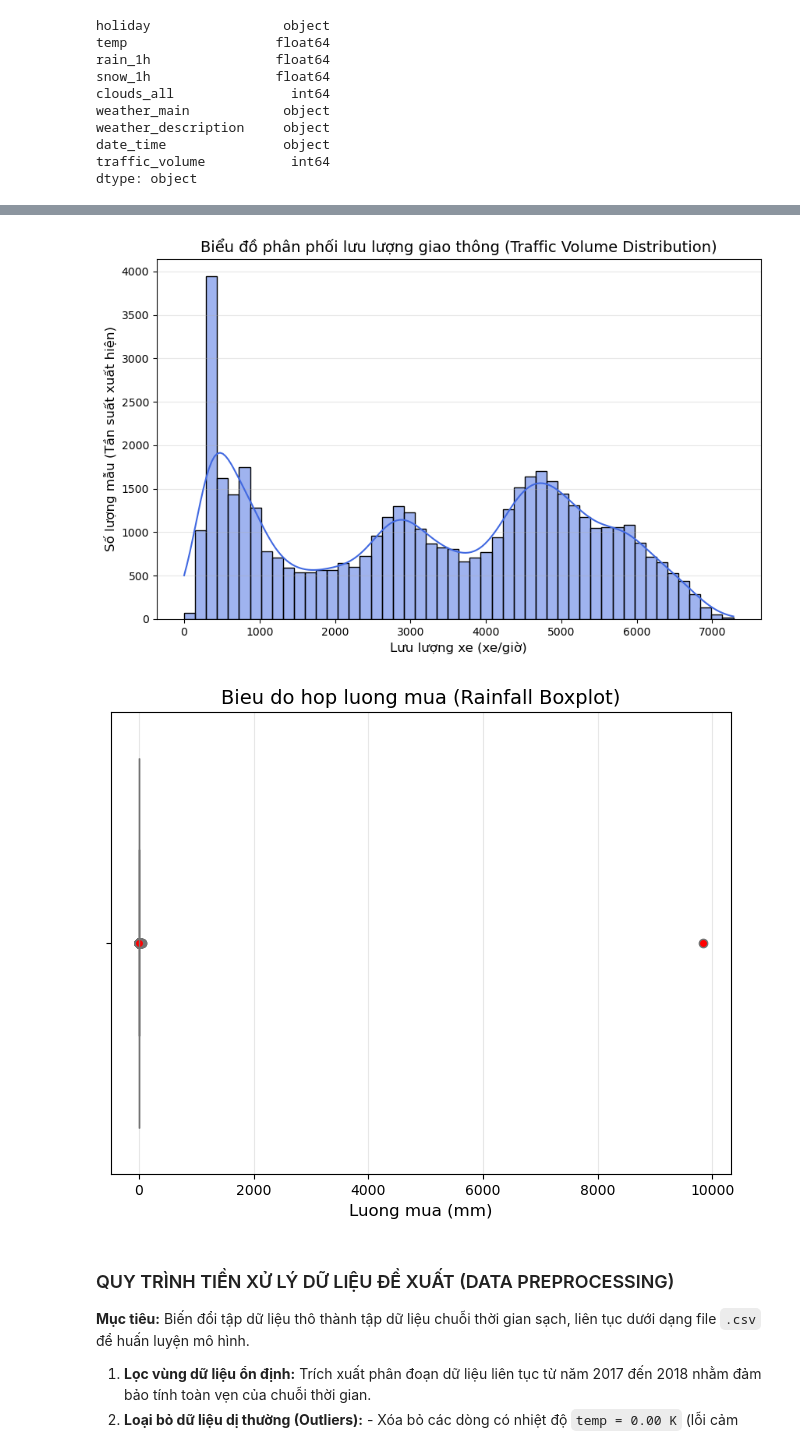
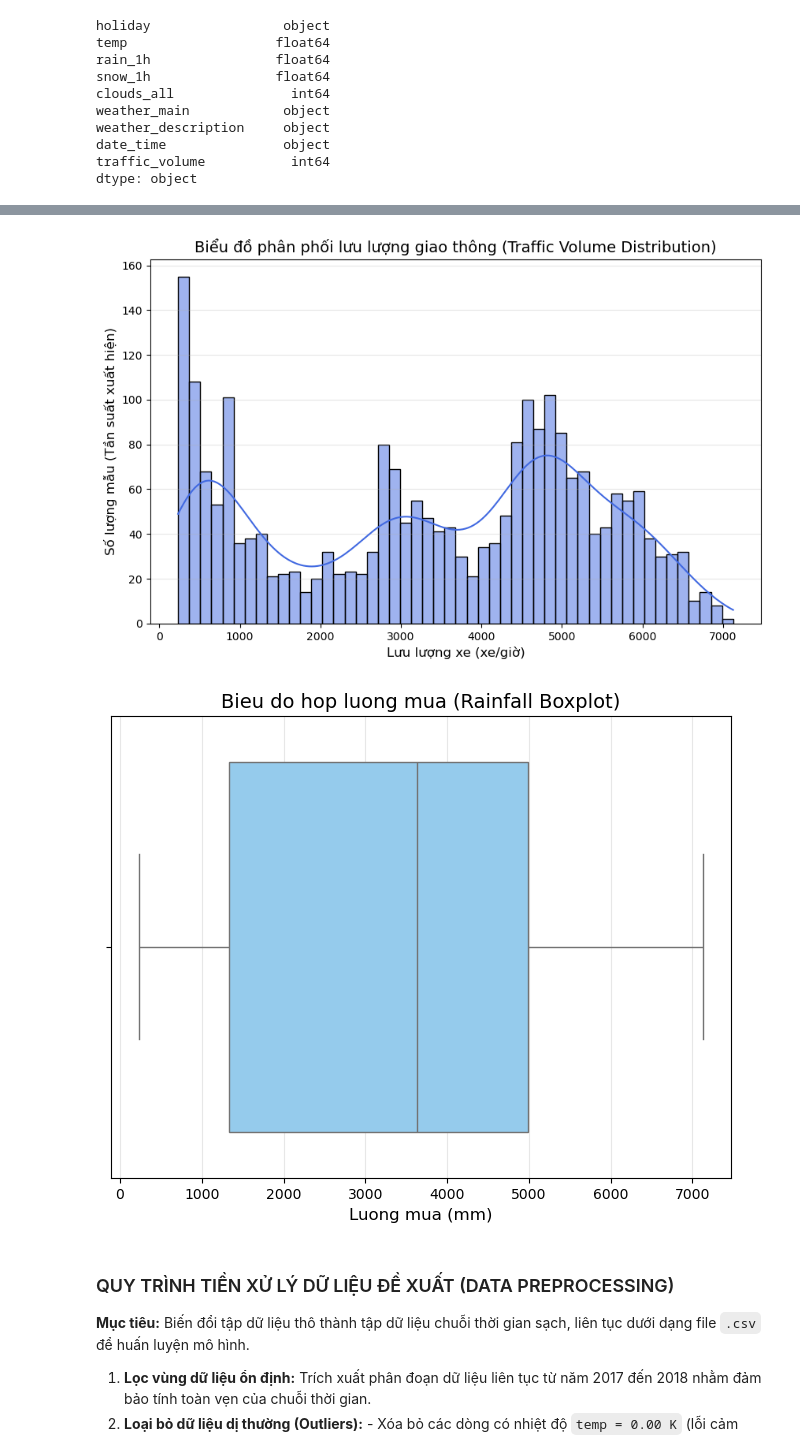
Before and after one commit to caonhathao/traffic-volume-forecasting, a Jupyter notebook: data/Minneapolis-St Paul/stPaul_data_analytis.ipynb, the cells around one changed output, grey strips where cells are left out. Saved outputs shown, nothing was run; the diff lists cells and outputs as text; code cells hidden in the pictures.

```diff
--- a/data/Minneapolis-St Paul/stPaul_data_analytis.ipynb
+++ b/data/Minneapolis-St Paul/stPaul_data_analytis.ipynb
@@ -102,7 +245,7 @@ import seaborn as sns
 plt.figure(figsize=(10, 6))
 
 # ve bieu do histogram cho cot 'traffic_volume'
-sns.histplot(data=data_raw, x='traffic_volume', bins=50, kde=True, color='royalblue')
+sns.histplot(data=df_longest_chunk, x='traffic_volume', bins=50, kde=True, color='royalblue')
 # them tieu de va nhan cho bieu do
 plt.title('Biểu đồ phân phối lưu lượng giao thông (Traffic Volume Distribution)', fontsize=14)
 plt.xlabel('Lưu lượng xe (xe/giờ)', fontsize=12)
@@ -112,7 +255,7 @@ plt.ylabel('Số lượng mẫu (Tần suất xuất hiện)', fontsize=12)
 plt.grid(axis='y', alpha=0.3)
 plt.show()
 # %% [output]
-[figure, old version]
+[figure, new version]
 # %%
 # nhan xet ve bieu do tren:
 # - bieu do nay cos 3 dinh, tuong ung voi 3 nhom luu luong giao thong: nho, trung binh va lon
@@ -123,22 +266,22 @@ plt.show()
 # %%
 import matplotlib.pyplot as plt
 import seaborn as sns
 
 # Cau hinh kich thuoc bieu do
 plt.figure(figsize=(8, 6))
 
 # Ve bieu do Boxplot cho luu luong giao thong
 # Dung tham so x= de ve hop nam ngang, giup de quan sat cac moc gia tri
-#sns.boxplot(data=data_raw, x='traffic_volume', color='lightskyblue', flierprops={'markerfacecolor': 'red', 'marker': 'o'})
-#sns.boxplot(data=data_raw, x='temp', color='lightskyblue', flierprops={'markerfacecolor': 'red', 'marker': 'o'})
-sns.boxplot(data=data_raw, x='rain_1h', color='lightskyblue', flierprops={'markerfacecolor': 'red', 'marker': 'o'})
+sns.boxplot(data=df_longest_chunk, x='traffic_volume', color='lightskyblue', flierprops={'markerfacecolor': 'red', 'marker': 'o'})
+#sns.boxplot(data=df_longest_chunk, x='temp', color='lightskyblue', flierprops={'markerfacecolor': 'red', 'marker': 'o'})
+#sns.boxplot(data=df_longest_chunk, x='rain_1h', color='lightskyblue', flierprops={'markerfacecolor': 'red', 'marker': 'o'})
 
 # Them tieu de va nhan truc
 plt.title('Bieu do hop luong mua (Rainfall Boxplot)', fontsize=14)
 plt.xlabel('Luong mua (mm)', fontsize=12)
 
 # Hien thi bieu do
 plt.grid(axis='x', alpha=0.3)
 plt.show()
 # %% [output]
-[figure, old version]
+[figure, new version]
```
Also changed, not shown: parts of 8 cells of this notebook, 10 other files.
